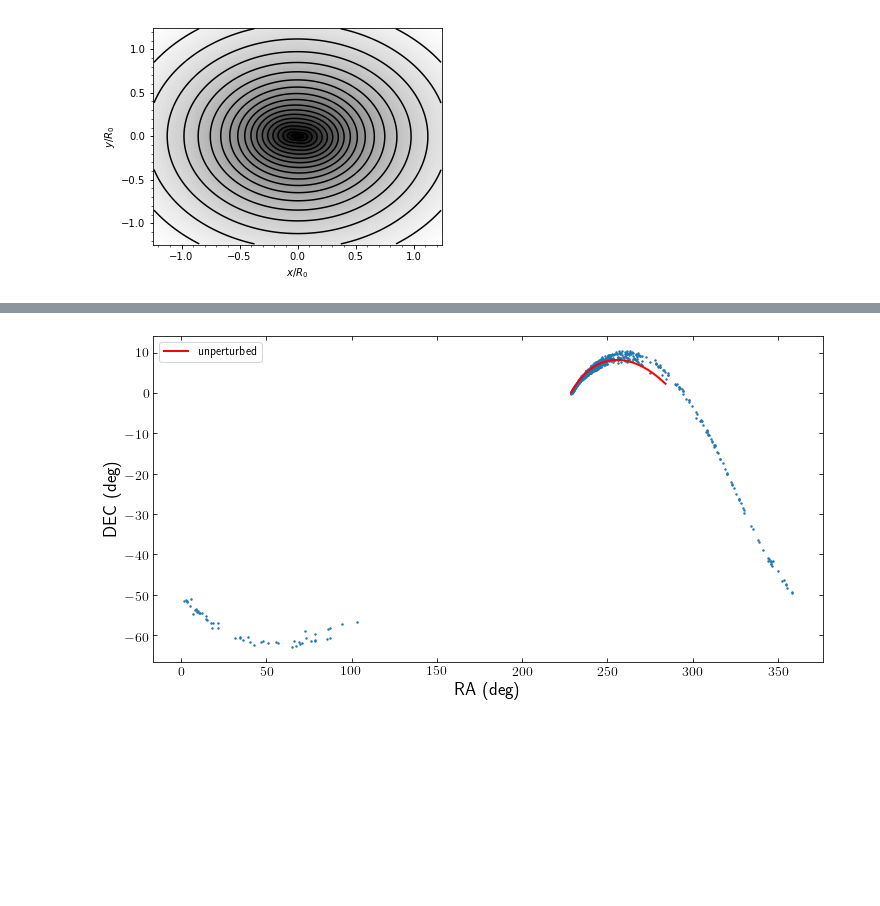
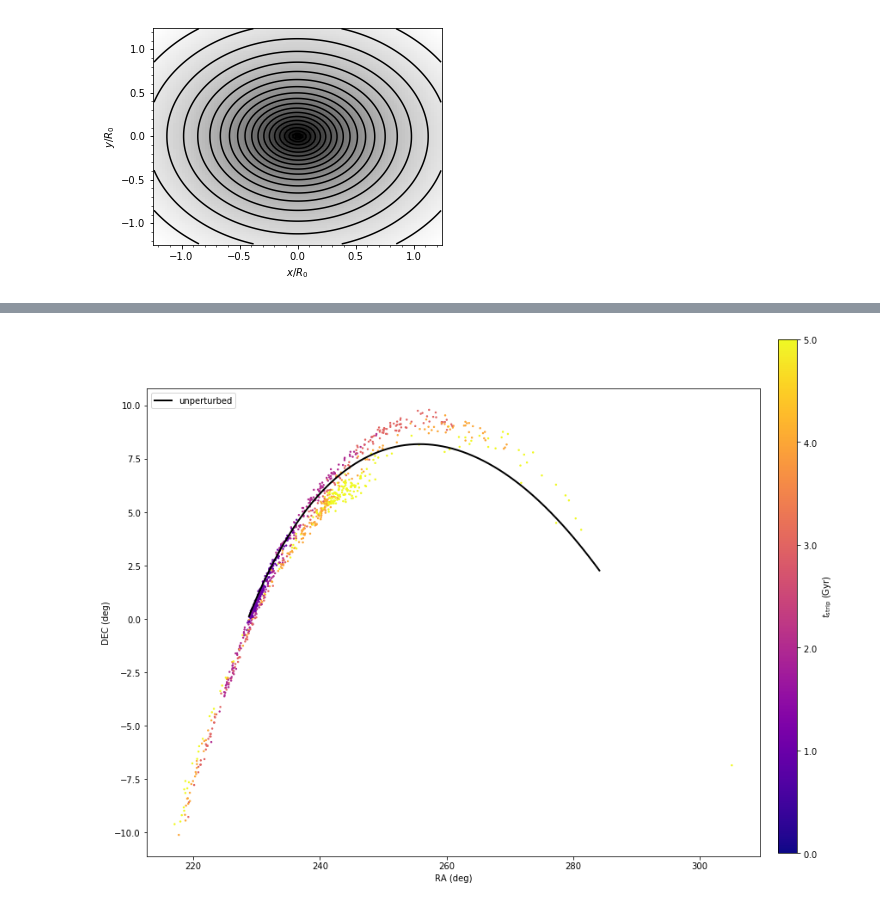
Before and after one commit to nbanik/Baryonic-effects-on-Pal5, a Jupyter notebook: effect_of_bar.ipynb, the cells around one changed output, grey strips where cells are left out. Saved outputs shown, nothing was run; the diff lists cells and outputs as text; code cells hidden in the pictures; blank space fills up the shorter version.

```diff
--- a/effect_of_bar.ipynb
+++ b/effect_of_bar.ipynb
@@ -30,7 +30,7 @@ Populating the interactive namespace from numpy and matplotlib
 # %%
 ro,vo= 8., 220.
 
-rolr=0.9
+rolr=1.375
 barphi=25 #degrees
 
 
@@ -141 +132,19 @@ galpyWarning: WARNING: Vnorm keyword input to streamdf is deprecated in favor of
 galpyWarning: In versions >1.3, the output unit of streamdf.misalignment has been changed to radian (from degree before)
+# %%
+#add color label based on time of stripping
+
+#stripping time bins:
+t_age= 5.
+dt_bins=np.linspace(0.,t_age,6)
+print dt_bins
+
+l_unp=numpy.empty(N)
+b_unp=numpy.empty(N)
+dt_s=numpy.empty(N)
+
+for i in range(N):
+    dt_s[i]=numpy.digitize(dt[i]*bovy_conversion.time_in_Gyr(220.,8.),dt_bins)
+    l_unp[i]=galcencyl_to_lbd(R[i],phi[i],z[i])[0]
+    b_unp[i]=galcencyl_to_lbd(R[i],phi[i],z[i])[1]
+
+radec1=bovy_coords.lb_to_radec(l_unp,b_unp,degree=True)
@@ -237,13 +287,14 @@ for i in range(N):
 
 radec=bovy_coords.lb_to_radec(l_p,b_p,degree=True)
 # %%
-plt.figure()
-plt.scatter(radec[:,0],radec[:,1],s=2)
-plt.plot(trackRADec_trailing[:,0],trackRADec_trailing[:,1],lw=2,c='r',label='unperturbed')
+plt.figure(figsize=(12,10))
+plt.scatter(radec[:,0],radec[:,1],s=2,color=color_from_colormap(dt_s,cmap,0.,5.))
+plt.plot(trackRADec_trailing[:,0],trackRADec_trailing[:,1],lw=2,c='k',label='unperturbed')
 plt.xlabel('RA (deg)')
 plt.ylabel('DEC (deg)')
 plt.legend(loc='upper left')
-plt.savefig('Dehnenbar_effect_Pal5_rolr{}_barphi{}_intmethod_{}.pdf'.format(rolr,barphi,method))
+add_colorbar(0.,5.,r'$t_{\rm{strip}}$ (Gyr)')
+#plt.savefig('Dehnenbar_effect_Pal5_rolr{}_barphi{}_intmethod_{}.pdf'.format(rolr,barphi,method))
 plt.show()
 # %% [output]
-[figure, old version]
+[figure, new version]
```
Also changed, not shown: parts of 10 cells of this notebook.
